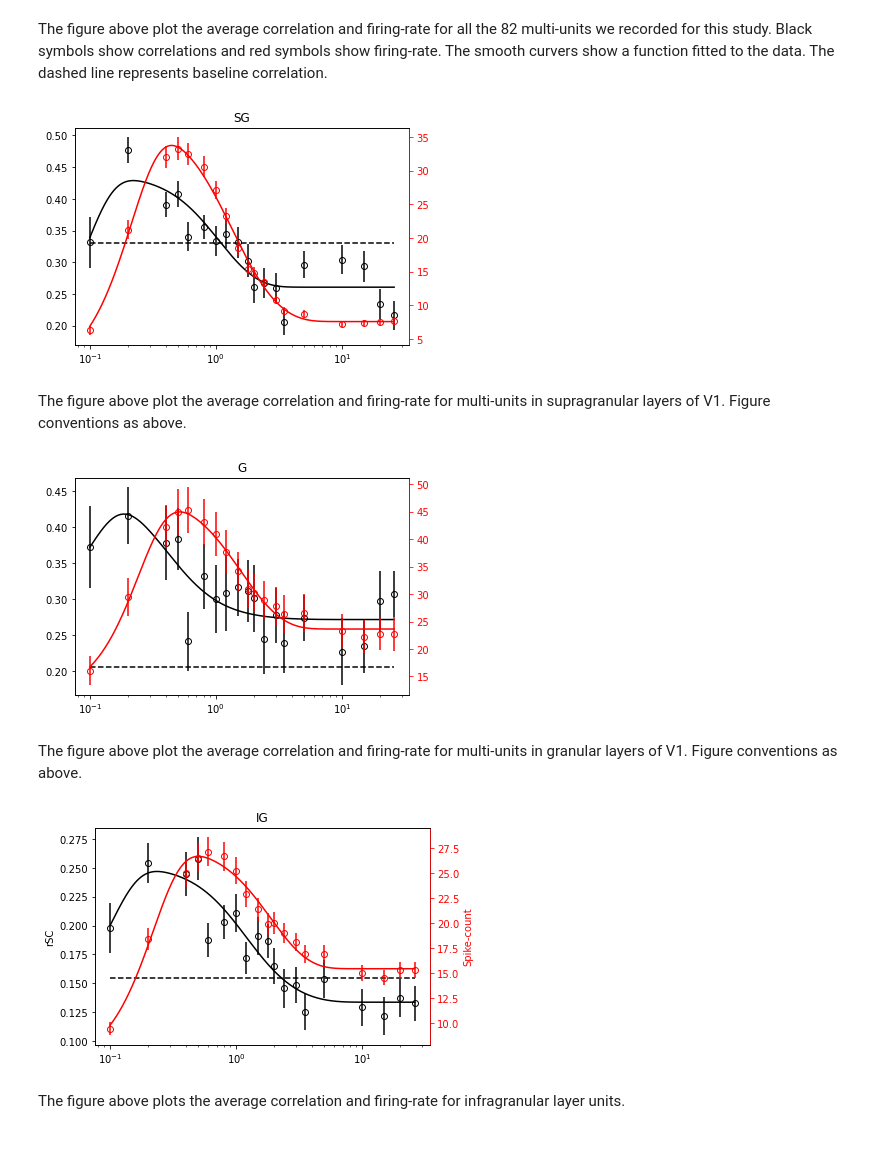
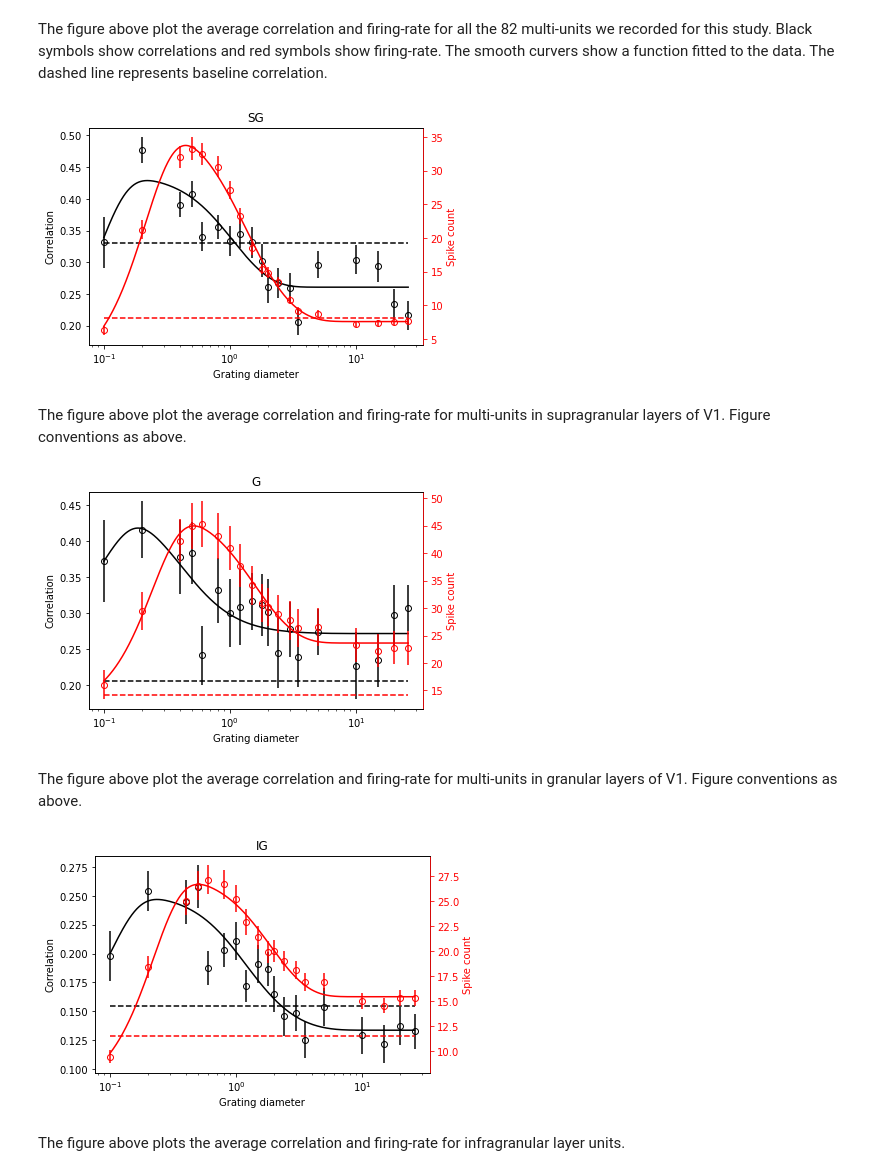
Before and after one commit to nurminenlab/variability-sizetuning-analysis, a Jupyter notebook: correlation-notebook-2022-01-20.ipynb, the cells around one changed output. Saved outputs shown, nothing was run; the diff lists cells and outputs as text; code cells hidden in the pictures; blank space fills up the shorter version.

```diff
--- a/correlation-notebook-2022-01-20.ipynb
+++ b/correlation-notebook-2022-01-20.ipynb
@@ -2,7 +2,6 @@
 This notebook contains all the populaton level correlation analyses for Nurminen, Bijanzadeh & Angelucci 2022.
 # %%
 # Import packages, load pre-computed data and do pre-processing
-
 import sys
 import pickle as pkl
 import numpy as np
@@ -25,6 +24,7 @@ def cost_response(params,xdata,ydata):
     err  = np.sum(np.power(Rhat - ydata,2))
     return err
 
+FIG_dir = 'C:/Users/lonurmin/Desktop/CorrelatedVariability/results/paper_v9/IntermediateFigures/'
 F_dir   = 'C:/Users/lonurmin/Desktop/CorrelatedVariability/results/paper_v9/MK-MU/'
 params_df = pd.read_csv(F_dir + 'extracted_correlation_params.csv')
 corrBSL = np.nanmean(params_df['gm_fit_correlation_BSL'].values)
@@ -112,6 +112,10 @@ for d in range(diams_GG.shape[0]):
 # %%
 # plot the average correlation and mean firing rate for all units
 plt.figure(num='Grand Average',frameon=False)
+BSL = params_df['baseline_u1'] * params_df['baseline_u2']
+params_df.insert(0,'spk_baseline_gm',BSL)
+params_df['spk_baseline_gm'] = params_df['spk_baseline_gm'].apply(lambda x: np.sqrt(x))
+
 ax2 = plt.subplot(1,1,1)
 ax2.title.set_text('Grand Average')
 args = (diams_all,rSC_mn_all)
@@ -140,4 +144,11 @@ ax2.set_xticks([0.1, 1, 10])
 ax2b.spines['right'].set_color('red')
 ax2b.tick_params(axis='y',colors='red')
 ax2b.yaxis.label.set_color('red')
+ax2b.plot([diams_all[0], diams_all[-1]], [params_df['spk_baseline_gm'].mean(), params_df['spk_baseline_gm'].mean()], 'r--')
+
+ax2.set_ylabel('Correlation')
+ax2b.set_ylabel('Spike count')
+ax2.set_xlabel('Grating diameter')
+
+plt.savefig(FIG_dir + 'Correlations-Grand_Average.eps')
 # %% [output]
@@ -176,8 +187,16 @@ ax2.set_xticks([0.1, 1, 10])
 ax2b.spines['right'].set_color('red')
 ax2b.tick_params(axis='y',colors='red')
 ax2b.yaxis.label.set_color('red')
+
+ax2b.plot([diams_all[0], diams_all[-1]], [params_df.groupby('layer_type')['spk_baseline_gm'].mean()['SGSG'], params_df.groupby('layer_type')['spk_baseline_gm'].mean()['SGSG']], 'r--')
+
+ax2.set_ylabel('Correlation')
+ax2b.set_ylabel('Spike count')
+ax2.set_xlabel('Grating diameter')
+
+plt.savefig(FIG_dir + 'Correlations-Average-SGunits.eps')
 # %% [output]
-[figure, old version]
+[figure, new version]
 # %% [markdown]
 The figure above plot the average correlation and firing-rate for multi-units in supragranular layers of V1. Figure conventions as above.
 # %%
@@ -212,8 +231,15 @@ ax4.set_xticks([0.1, 1, 10])
 ax4b.spines['right'].set_color('red')
 ax4b.tick_params(axis='y',colors='red')
 ax4b.yaxis.label.set_color('red')
+ax4b.plot([diams_all[0], diams_all[-1]], [params_df.groupby('layer_type')['spk_baseline_gm'].mean()['GG'], params_df.groupby('layer_type')['spk_baseline_gm'].mean()['GG']], 'r--')
+
+ax4.set_ylabel('Correlation')
+ax4b.set_ylabel('Spike count')
+ax4.set_xlabel('Grating diameter')
+
+plt.savefig(FIG_dir + 'Correlations-Average-Gunits.eps')
 # %% [output]
-[figure, old version]
+[figure, new version]
 # %% [markdown]
 The figure above plot the average correlation and firing-rate for multi-units in granular layers of V1. Figure conventions as above.
 # %%
@@ -225,34 +251,42 @@ ax3.title.set_text('IG')
 ax3b = ax3.twinx()
 args = (diams_IGIG,rSC_mn_IGIG)
 bnds = np.array([[0.0001,0.0001,0,0,0],[30,30,100,100,None]]).T
 res  = basinhopping(cost_response,np.ones(5),minimizer_kwargs={'method': 'L-BFGS-B', 'args':args,'bounds':bnds},seed=1234)
 popt = res.x
 diams_tight = np.logspace(np.log10(diams_IGIG[0]),np.log10(diams_IGIG[-1]),1000)
 Chat = dalib.ROG(diams_tight,*popt)
 
 args = (diams_IGIG,gm_mn_IGIG)
 bnds = np.array([[0.0001,0.0001,0,0,0],[30,30,100,100,None]]).T
 res  = basinhopping(cost_response,np.ones(5),minimizer_kwargs={'method': 'L-BFGS-B', 'args':args,'bounds':bnds},seed=1234)
 popt = res.x
 diams_tight = np.logspace(np.log10(diams_IGIG[0]),np.log10(diams_IGIG[-1]),1000)
 Rhat = dalib.ROG(diams_tight,*popt)
 
 ax3.errorbar(diams_IGIG, rSC_mn_IGIG, yerr=rSC_SE_IGIG, fmt='ko', markerfacecolor='None')
 ax3b.errorbar(diams_IGIG, gm_mn_IGIG, yerr=gm_SE_IGIG, fmt='ro', markerfacecolor='None')
 ax3.plot(diams_tight,Chat, 'k-')
 ax3b.plot(diams_tight,Rhat, 'r-')
 ax3.plot([diams_IGIG[0], diams_IGIG[-1]], [corrBSL_IGIG, corrBSL_IGIG], 'k--')
 ax3.set_xscale('log')
 ax3.set_ylabel('rSC')
 #ax3.set_yticks([0, 0.15, 0.3, 0.45])
 ax3.set_xticks([0.1, 1, 10])
 ax3b.set_ylabel('Spike-count')
 ax3b.set_xlabel('Grating diameter')
 ax3b.spines['right'].set_color('red')
 ax3b.tick_params(axis='y',colors='red')
 ax3b.yaxis.label.set_color('red')
+
+ax3b.plot([diams_all[0], diams_all[-1]], [params_df.groupby('layer_type')['spk_baseline_gm'].mean()['IGIG'], params_df.groupby('layer_type')['spk_baseline_gm'].mean()['IGIG']], 'r--')
+
+ax3.set_ylabel('Correlation')
+ax3b.set_ylabel('Spike count')
+ax3.set_xlabel('Grating diameter')
+
+plt.savefig(FIG_dir + 'Correlations-Average-IGunits.eps')
 # %% [output]
-[figure, old version]
+[figure, new version]
 # %% [markdown]
 The figure above plots the average correlation and firing-rate for infragranular layer units.
 # %%
```
Also changed, not shown: parts of 6 cells of this notebook.
